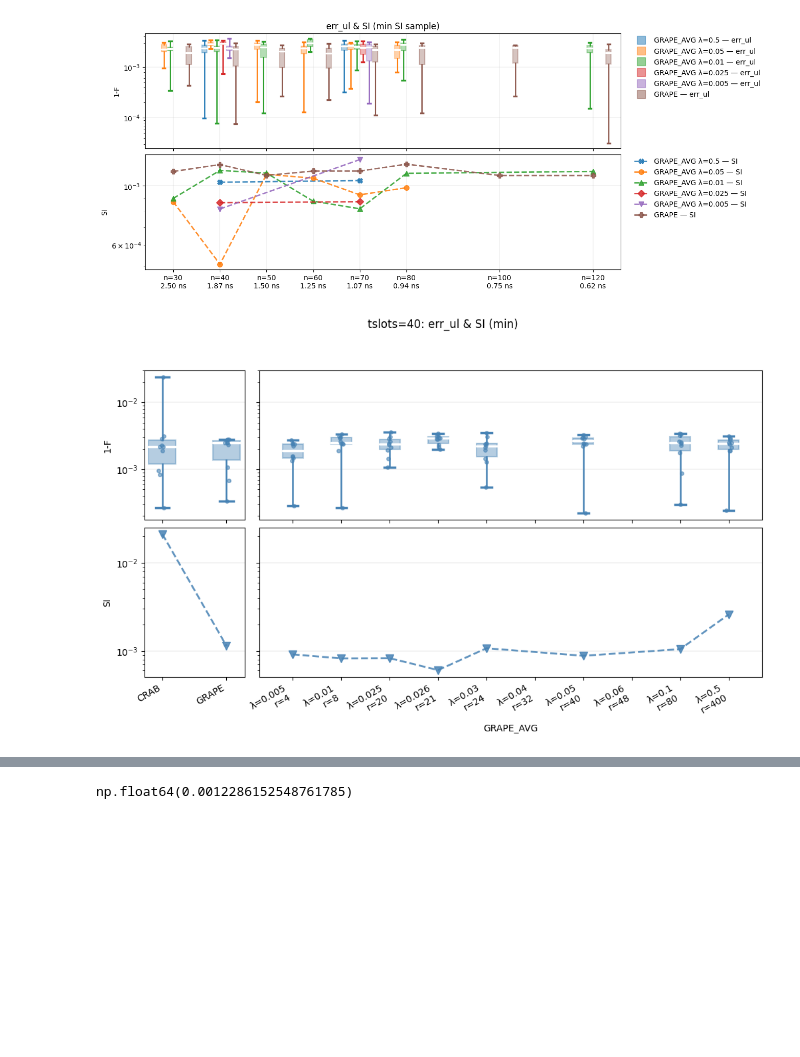
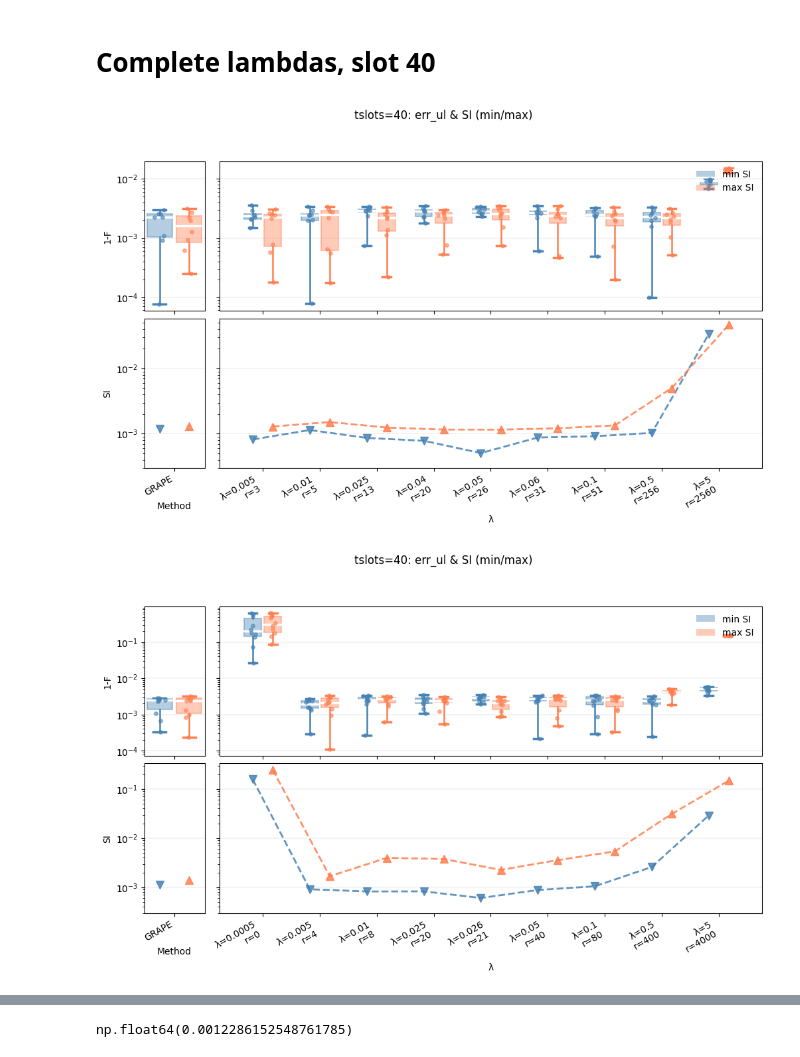
Before and after one commit to cicacica/VeriPulse, a Jupyter notebook: notebooks/data_processing.ipynb, the cells around one changed output, grey strips where cells are left out. Saved outputs shown, nothing was run; the diff lists cells and outputs as text; code cells hidden in the pictures; blank space fills up the shorter version.

```diff
--- a/notebooks/data_processing.ipynb
+++ b/notebooks/data_processing.ipynb
@@ -894,5 +433,2 @@ plot_lambda_spread(data_dir_dummyless, lambdas=np.sort([0.5,0.1,0.05,0.01,0.025,
-# %%
-plot_lambda_spread(data_dir_dummyless, lambdas=[0.5,0.05,0.01,0.025,0.005], tslots_list=[30,40,50,60,70,80,100,120],
-                   methods = ['GRAPE'], si_case='min', log_y=True, separate_si=True)
-# %% [output]
-[figure, removed]
+# %% [markdown]
+# Complete lambdas, slot 40
@@ -899,6 +643,16 @@ plot_lambda_spread(data_dir_dummyless, lambdas=[0.5,0.05,0.01,0.025,0.005], tslo
+# %%
+# Complete lambdas
+lam40_dummyless = np.sort([0.005,0.01,0.025,0.04,0.05,0.06,0.1,0.5,5])
+lam40_dummyyes = np.sort([0.0005,0.005,0.01,0.025,0.026,0.05,0.1,0.5,5])
 # %%
-plot_lambda_scan(data_dir_dummyyes, lambdas=np.sort([0.1,0.5,0.05,0.01,0.025,0.026,0.005,0.06,0.04,0.03]), tslots=40,
-                 si_case=['min'], log_y=True, separate_si=True, ref_methods=['CRAB','GRAPE'], n_states=10)
+plot_lambda_scan(data_dir_dummyless, lambdas=lam40_dummyless, tslots=40,
+                 si_case=['min','max'], log_y=True, separate_si=True,
+                 ref_methods=['GRAPE'], detuning=0.0, drive_error=0.0)
 # %% [output]
-[figure, old version]
+[figure, new version]
+# %%
+plot_lambda_scan(data_dir_dummyyes, lambdas=lam40_dummyyes, tslots=40,
+                 si_case=['min','max'], log_y=True, separate_si=True, ref_methods=['GRAPE'], n_states=10)
+# %% [output]
+[figure, added]
 # %%
```
Also changed, not shown: parts of 20 cells of this notebook, 7 other files.
